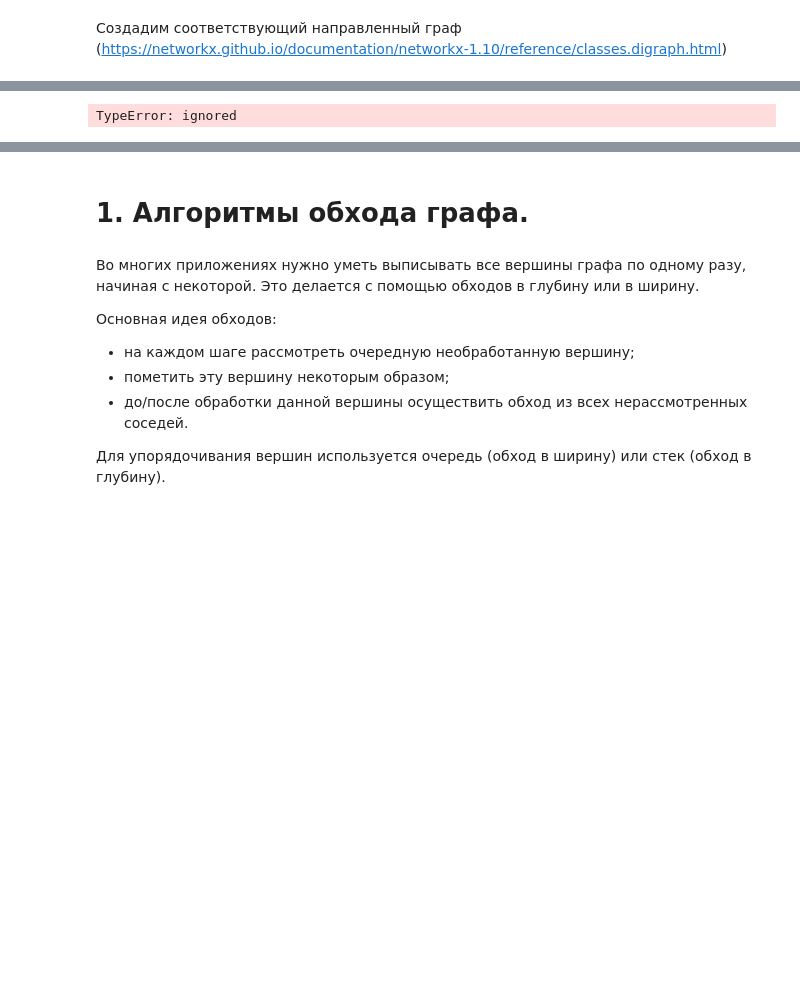
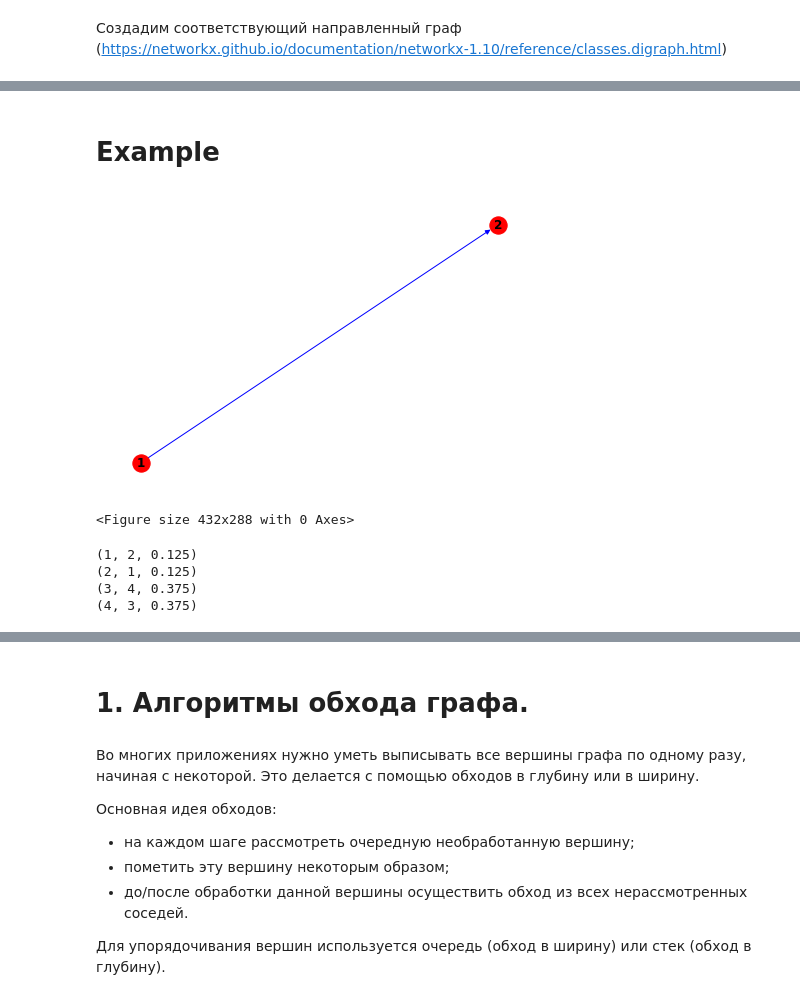
Before and after one commit to vn322/RUDN_Lab_Works, a Jupyter notebook: Laba_9.ipynb, the cells around one changed output, grey strips where cells are left out. Saved outputs shown, nothing was run; the diff lists cells and outputs as text; code cells hidden in the pictures; blank space fills up the shorter version.

```diff
--- a/Laba_9.ipynb
+++ b/Laba_9.ipynb
@@ -61,8 +46,55 @@ G.graph
-# %%
-G.add_edge(1, 2, weight=4.7 )
-G.add_edges_from([(3,4),(4,5)], color='red')
-G.add_edges_from([(1,2,{'color':'blue'}), (2,3,{'weight':8})])
-G[1][2]['weight'] = 4.7
-G.edge[1][2]['weight'] = 4
-# %% [output]
-TypeError: ignored
+# %% [markdown]
+# Example
+# %%
+# import math
+G = nx.DiGraph()
+
+# #G.add_node(1)
+# #G.add_nodes_from([2,3])
+# #G.add_nodes_from(range(100,110))
+# #H=nx.Graph()
+
+
+# #G.add_edge(1, 2)
+# #G.add_edges_from([(1,2),(1,3), (3,4), (4,2)])
+# #G.add_nodes_from([(4, {"color": "red"}), (5, {"color": "green"})])
+# H = nx.path_graph(10)
+# #G.add_nodes_from(H)
+# #G.add_node(H)
+
+# #G.add_edge(1, 2)
+# #e = (2, 3)
+# #G.add_edge(*e)  # unpack edge tuple*
+
+# G.add_edges_from([(1, 2), (1, 3)])
+# G.add_node(1)
+# G.add_edge(1, 2)
+# G.add_node("spam")        # adds node "spam"
+# G.add_nodes_from("spam")  # adds 4 nodes: 's', 'p', 'a', 'm'
+# G.add_edge(3, 'm')
+
+# G.add_edge('y','x',function=math.cos)
+# G.add_node(math.cos) # любой объект типа hashable может быть узлом
+
+# elist=[('a','b',5.0),('b','c',3.0),('a','c',1.0),('c','d',7.3)]
+# G.add_weighted_edges_from(elist)
+
+# e=[('a','b',0.3),('b','c',0.9),('a','c',0.5),('c','d',1.2)]
+# G.add_weighted_edges_from(e)
+# print(nx.dijkstra_path(G,'a','d'))
+
+# G=nx.cubical_graph()
+# nx.draw(G,pos=nx.spectral_layout(G), nodecolor='r',edge_color='b')
+G.add_edge(1,2,color='red',weight=0.84,size=300)
+
+
+nx.draw(G,with_labels=True, font_weight='bold', node_color='r', edge_color='b')
+pylab.figure ()
+plt.show()
+
+# #G = nx.DiGraph(day="Friday")
+# G.graph
+# G.number_of_nodes(), list(G.nodes), list(G.edges), G.edges(), G.degree()
+# %% [output]
+[figure, added]
+<Figure size 432x288 with 0 Axes>
@@ -68,0 +124,12 @@ TypeError: ignored
+# %%
+FG = nx.Graph()
+FG.add_weighted_edges_from([(1, 2, 0.125), (1, 3, 0.75), (2, 4, 1.2), (3, 4, 0.375)])
+for n, nbrs in FG.adj.items():
+   for nbr, eattr in nbrs.items():
+       wt = eattr['weight']
+       if wt < 0.5: print(f"({n}, {nbr}, {wt:.3})")
+# %% [output]
+(1, 2, 0.125)
+(2, 1, 0.125)
+(3, 4, 0.375)
+(4, 3, 0.375)
```
Also changed, not shown: parts of 37 cells of this notebook.
